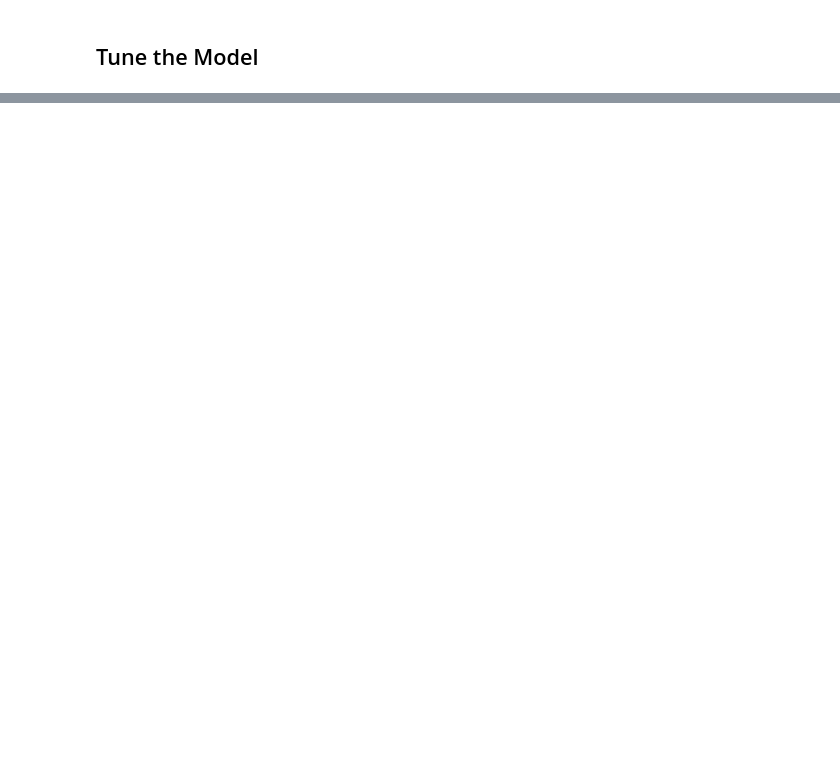
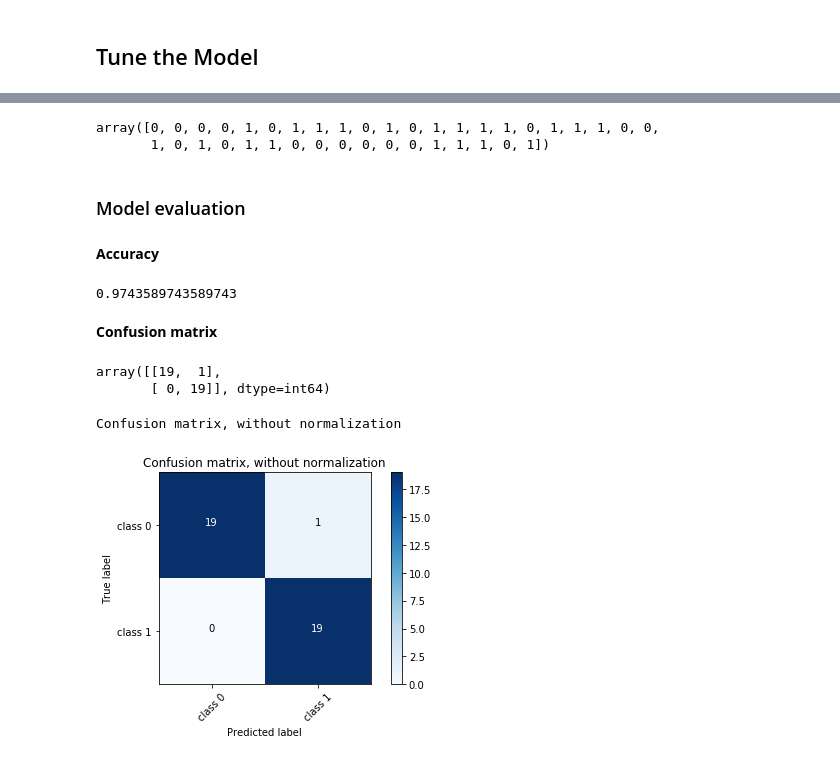
Before and after one commit to eotp/workshop-data-science-CODE, a Jupyter notebook: notebooks/02h - The Python Ecosystem - The scikit-learn library.ipynb, the cells around one changed output, grey strips where cells are left out. Cells and saved outputs as stored; diff of their text form; code cells hidden in the pictures; blank space fills up the shorter version.

```diff
--- a/notebooks/02h - The Python Ecosystem - The scikit-learn library.ipynb
+++ b/notebooks/02h - The Python Ecosystem - The scikit-learn library.ipynb
@@ -362,0 +647,8 @@ sklearn.__version__
+# %%
+from sklearn.model_selection import GridSearchCV
+
+param_grid = [{'C': [0.1, 1, 10, 100],
+               'gamma': [0.01, 0.001, 0.0001],
+               'kernel': ['linear', 'rbf']}]
+
+clf = GridSearchCV(svc, param_grid, cv=5, verbose=1, return_train_score=True)
@@ -362,0 +657,2 @@ sklearn.__version__
+# %%
+clf.fit(X_train, y_train)
@@ -362,0 +717,31 @@ sklearn.__version__
+# %%
+y_pred = clf.predict(X_test)
+y_pred
+# %% [output]
+array([0, 0, 0, 0, 1, 0, 1, 1, 1, 0, 1, 0, 1, 1, 1, 1, 0, 1, 1, 1, 0, 0,
+       1, 0, 1, 0, 1, 1, 0, 0, 0, 0, 0, 0, 1, 1, 1, 0, 1])
+# %% [markdown]
+### Model evaluation
+# %% [markdown]
+**Accuracy**
+# %%
+from sklearn.metrics import accuracy_score
+accuracy_score(y_pred, y_test)
+# %% [output]
+0.9743589743589743
+# %% [markdown]
+**Confusion matrix**
+# %%
+from sklearn.metrics import confusion_matrix
+cnf_matrix = confusion_matrix(y_test, y_pred)
+cnf_matrix
+# %% [output]
+array([[19,  1],
+       [ 0, 19]], dtype=int64)
+# %%
+# Plot non-normalized confusion matrix
+hf.plot_confusion_matrix(cnf_matrix, classes=["class 0", "class 1"],
+                      title='Confusion matrix, without normalization')
+# %% [output]
+Confusion matrix, without normalization
+[figure, added]
```
Also changed, not shown: parts of 68 cells of this notebook, 3 other files.
